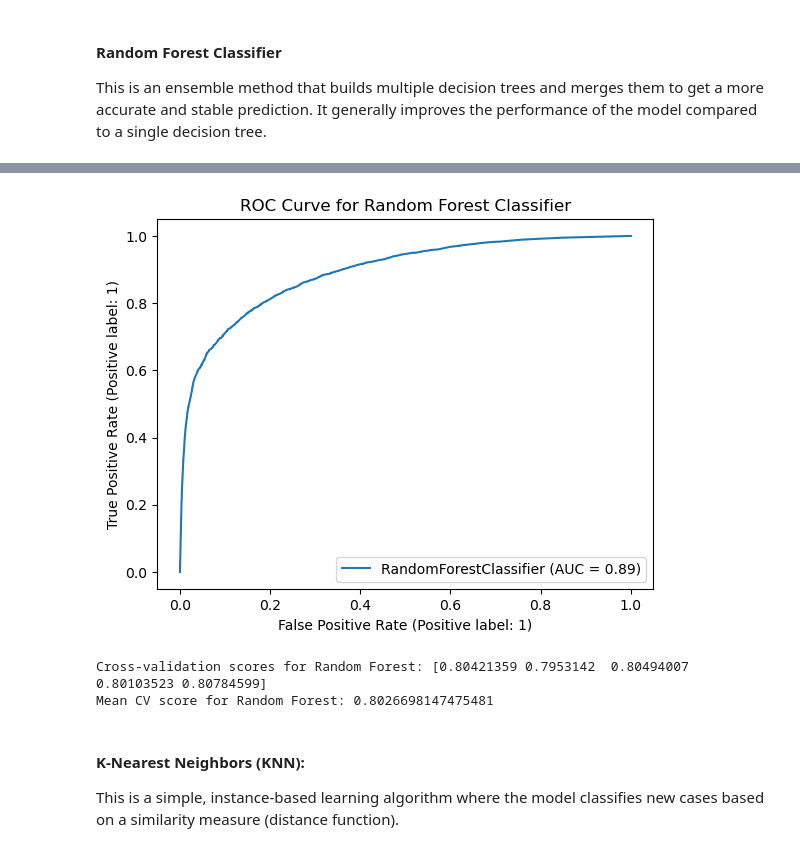
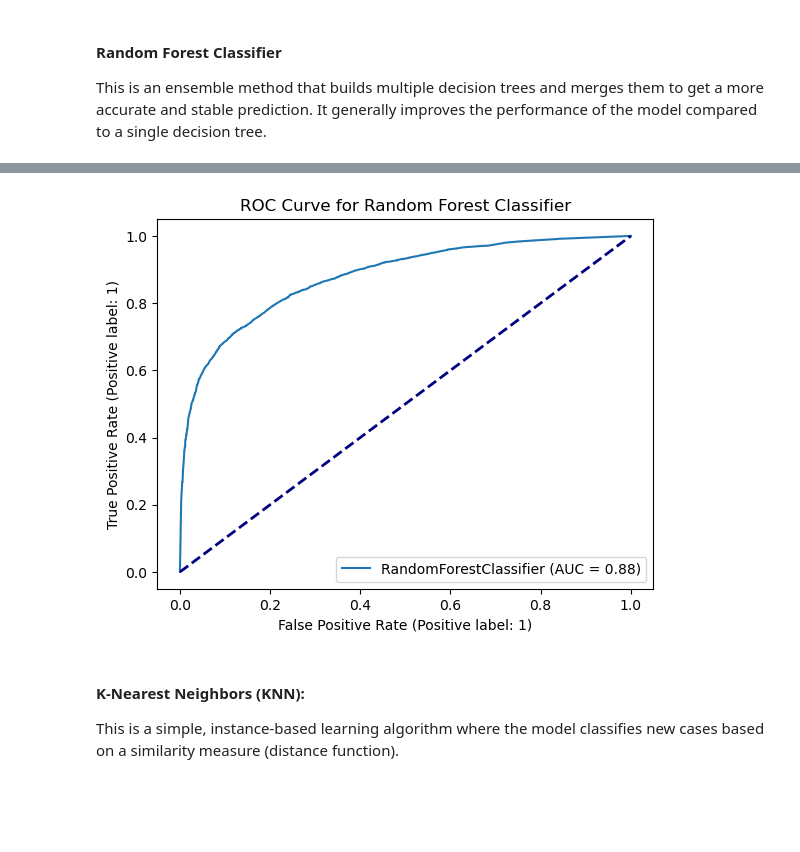
Before and after one commit to PaulMuniu/Tanzania_Water_Wells_Model, a Jupyter notebook: Tanzania_wells.ipynb, the cells around one changed output, grey strips where cells are left out. Drawn from its saved outputs; the diff is of its cells as text; code cells hidden in the pictures; blank space fills up the shorter version.

```diff
--- a/Tanzania_wells.ipynb
+++ b/Tanzania_wells.ipynb
@@ -818,6 +807,0 @@ Data Splitting - The dataset was divided into training and testing sets to evalu
-# %%
-# Split the resampled data into training and testing sets
-X_train, X_test, y_train, y_test = train_test_split(X_resampled, y_resampled, test_size=0.2, random_state=42)
-
-print(X_train.shape)
-print(y_train.shape)
@@ -835,7 +816,6 @@ Implementing the Baseline Model
 Let's implement a DummyClassifier as our baseline model and evaluate its performance:
 # %%
 from sklearn.dummy import DummyClassifier
-from sklearn.metrics import accuracy_score, classification_report
 label_mapping = {
     0: 'Functional',
     1: 'Non functional'
@@ -845,10 +825,10 @@ label_mapping = {
 dummy_clf = DummyClassifier(strategy='most_frequent')
 
 # Fit the model
-dummy_clf.fit(X_train, y_train)
+dummy_clf.fit(X_train_scaled, y_train_resampled)
 
 # Predict on the test set
-y_pred_dummy = dummy_clf.predict(X_test)
+y_pred_dummy = dummy_clf.predict(X_test_scaled)
 
 # Evaluate the performance
 dummy_accuracy = accuracy_score(y_test, y_pred_dummy)
@@ -857,7 +837,6 @@ dummy_report = classification_report(y_test, y_pred_dummy, target_names=label_ma
 # Inspecting classes_ attribute:
 classes = dummy_clf.classes_
 print("Order of classes:", classes)
-# Assuming y_train contains the target variable
 unique_classes = data_model_encoded['status_group'].unique()
 print("Unique classes in the target variable:", unique_classes)
 print()
@@ -911,14 +890,12 @@ The baseline model achieves an accuracy of 49.77%. This means that the model cor
 
 Let's fit a Decision Tree Classifier and evaluate its performance:
 # %%
-# Initialize the model
+# Train the model
 tree_clf = DecisionTreeClassifier(random_state=42)
+tree_clf.fit(X_train_scaled, y_train_resampled)
 
-# Fit the model
-tree_clf.fit(X_train, y_train)
-
-# Predict on the test set
-y_pred_tree = tree_clf.predict(X_test)
+# Make predictions on the test set
+y_pred_tree = tree_clf.predict(X_test_scaled)
 
 # Evaluate the model
 tree_accuracy = accuracy_score(y_test, y_pred_tree)
@@ -961,10 +938,10 @@ This is an ensemble method that builds multiple decision trees and merges them t
 
 # Train the model
 rf_clf = RandomForestClassifier(random_state=42)
-rf_clf.fit(X_train, y_train)
+rf_clf.fit(X_train_scaled, y_train_resampled)
 
-# Predictions
-y_pred_rf = rf_clf.predict(X_test)
+# Make predictions on the test set
+y_pred_rf = rf_clf.predict(X_test_scaled)
 
 # Evaluate the model
 rf_accuracy = accuracy_score(y_test, y_pred_rf)
@@ -994,19 +971,15 @@ display_confusion_matrix(rf_cm, rf_clf , title='Confusion Matrix for Random Fore
 # %%
-# Plot ROC curve
-RocCurveDisplay.from_estimator(rf_clf, X_test, y_test)
+# Plot the ROC curve
+RocCurveDisplay.from_estimator(rf_clf, X_test_scaled, y_test)
 plt.title('ROC Curve for Random Forest Classifier')
+
+# Plotting the No-Discrimination Line
+plt.plot([0, 1], [0, 1], color='navy', lw=2, linestyle='--')
+
+# Show the plot
 plt.show()
 # %% [output]
-[figure, old version]
+[figure, new version]
-# %%
-
-# Cross-validation for Random Forest
-cv_scores_rf = cross_val_score(RandomForestClassifier(random_state=42), X_scaled, y_encoded, cv=5)
-print("Cross-validation scores for Random Forest:", cv_scores_rf)
-print("Mean CV score for Random Forest:", cv_scores_rf.mean())
-# %% [output]
-Cross-validation scores for Random Forest: [0.80421359 0.7953142  0.80494007 0.80103523 0.80784599]
-Mean CV score for Random Forest: 0.8026698147475481
 # %% [markdown]
 #### K-Nearest Neighbors (KNN):
 
```
Also changed, not shown: parts of 23 cells of this notebook.
